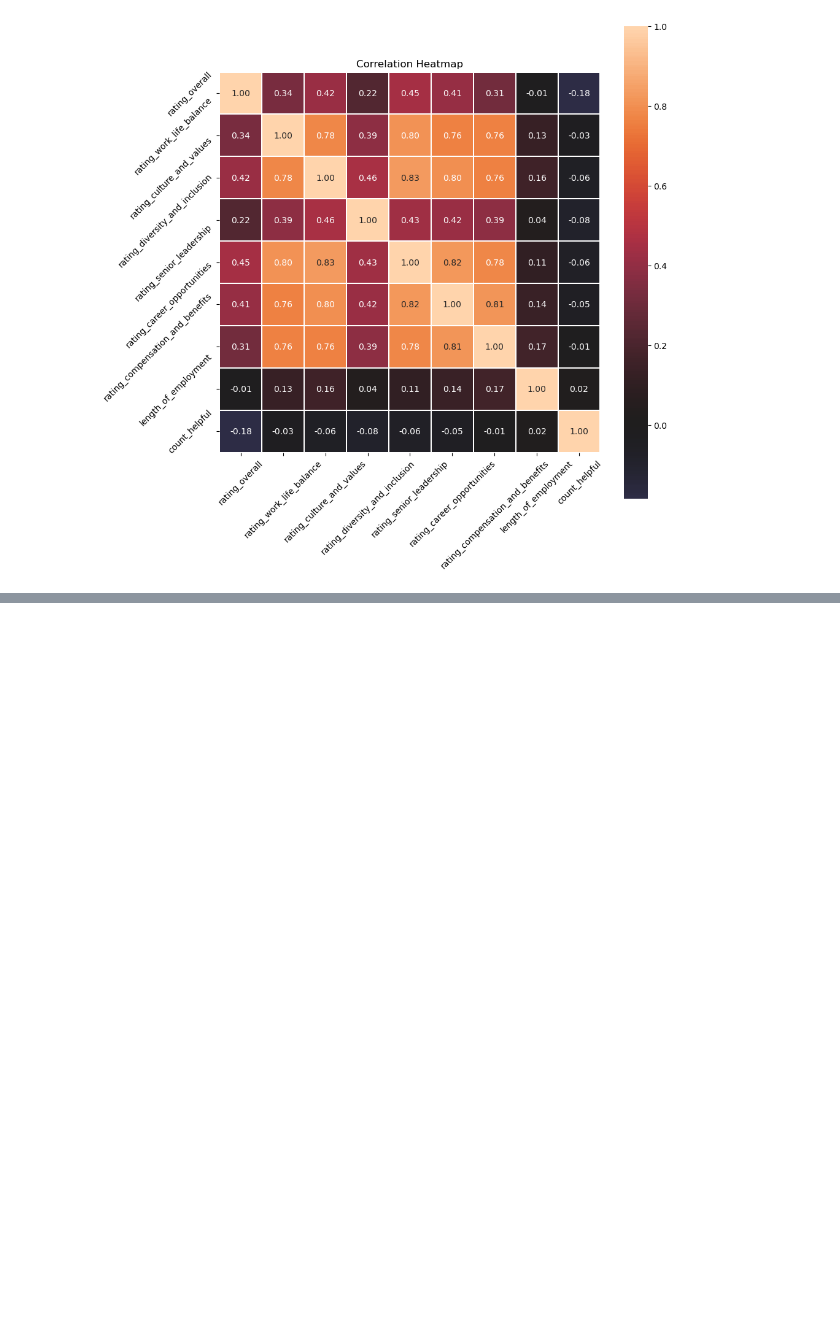
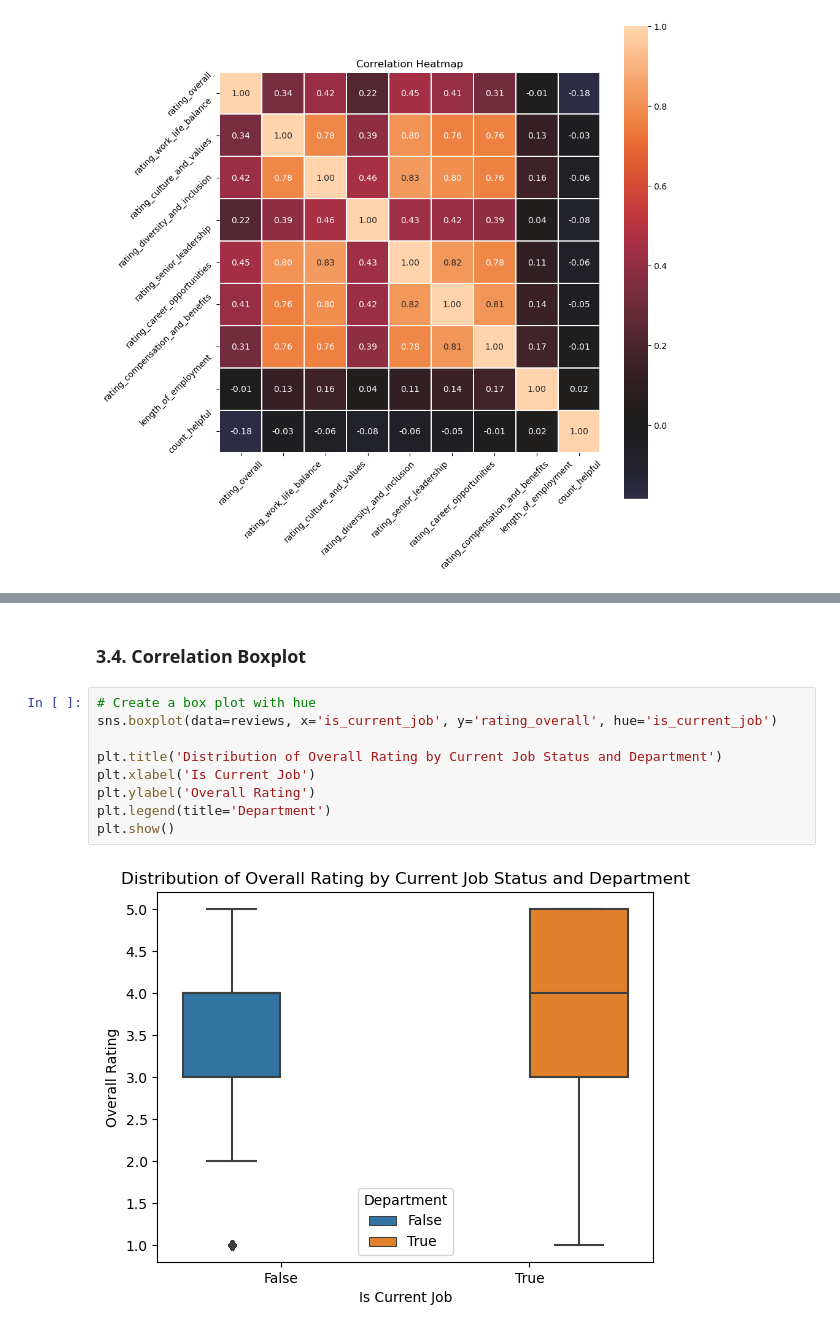
Before and after one commit to BigPoppas/Stress-and-Glassdoor-During-COVID, a Jupyter notebook: notebooks/exploratory-analysis.ipynb, the cells around one changed output, grey strips where cells are left out. Saved outputs shown, nothing was run; the diff lists cells and outputs as text; blank space fills up the shorter version.

Commit message:
Added correlation boxplots

```diff
--- a/notebooks/exploratory-analysis.ipynb
+++ b/notebooks/exploratory-analysis.ipynb
@@ -460,0 +447,13 @@ corr
+# %% [markdown]
+### 3.4. Correlation Boxplot
+# %%
+# Create a box plot with hue
+sns.boxplot(data=reviews, x='is_current_job', y='rating_overall', hue='is_current_job')
+
+plt.title('Distribution of Overall Rating by Current Job Status and Department')
+plt.xlabel('Is Current Job')
+plt.ylabel('Overall Rating')
+plt.legend(title='Department')
+plt.show()
+# %% [output]
+[figure, added]
```
Also changed, not shown: parts of 5 cells of this notebook.
